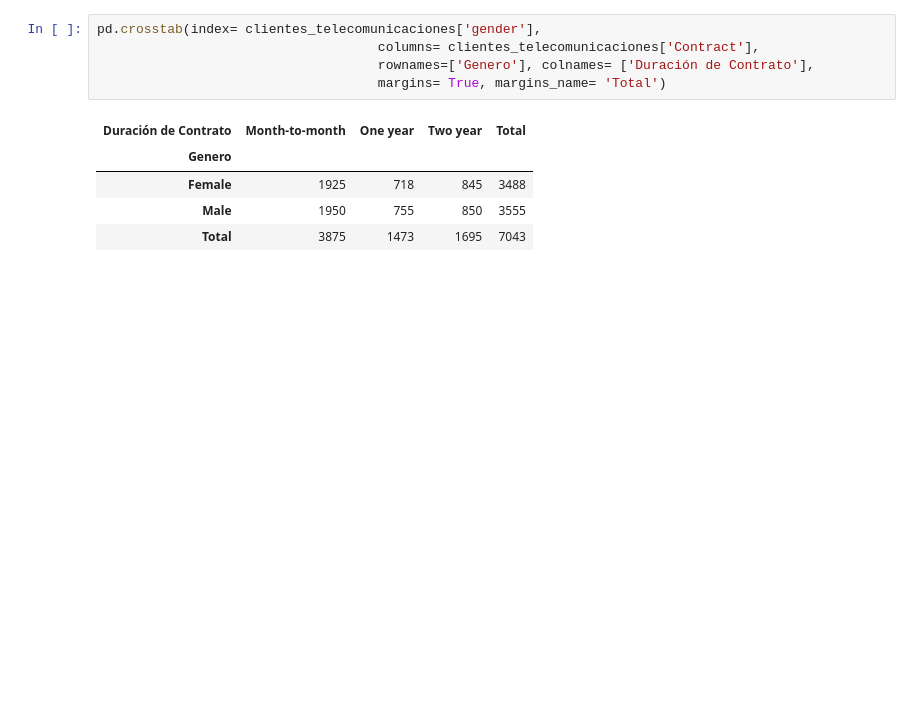
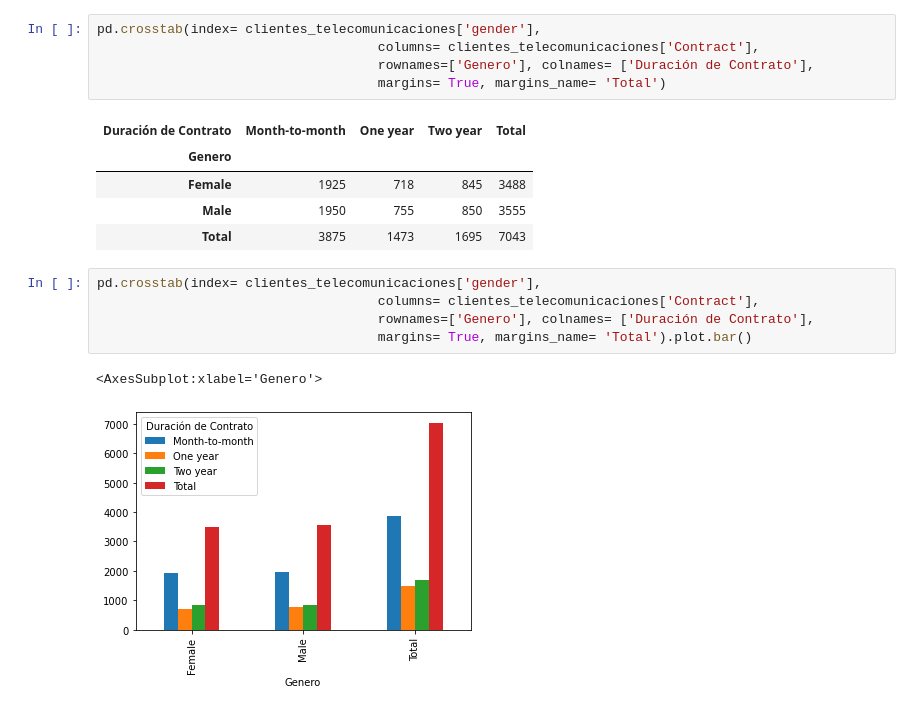
Before and after one commit to MilcaAreliS/proyecto_portafolio, a Jupyter notebook: Notebooks/analisis_inicial.ipynb, the cells around one changed output. Drawn from its saved outputs; the diff is of its cells as text; blank space fills up the shorter version.

```diff
--- a/Notebooks/analisis_inicial.ipynb
+++ b/Notebooks/analisis_inicial.ipynb
@@ -164,3 +164,11 @@ pd.crosstab(index= clientes_telecomunicaciones['gender'],
 | Female | 1925 | 718 | 845 | 3488 |
 | Male | 1950 | 755 | 850 | 3555 |
 | Total | 3875 | 1473 | 1695 | 7043 |
+# %%
+pd.crosstab(index= clientes_telecomunicaciones['gender'],
+                                    columns= clientes_telecomunicaciones['Contract'],
+                                    rownames=['Genero'], colnames= ['Duración de Contrato'],
+                                    margins= True, margins_name= 'Total').plot.bar()
+# %% [output]
+<AxesSubplot:xlabel='Genero'>
+[figure, added]
```
